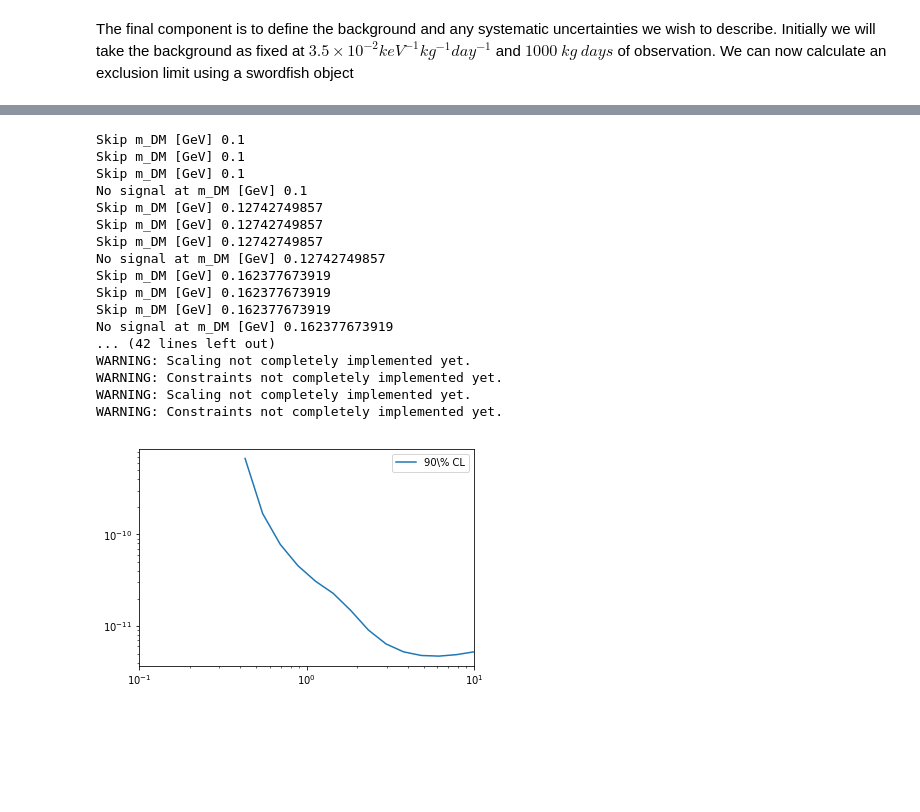
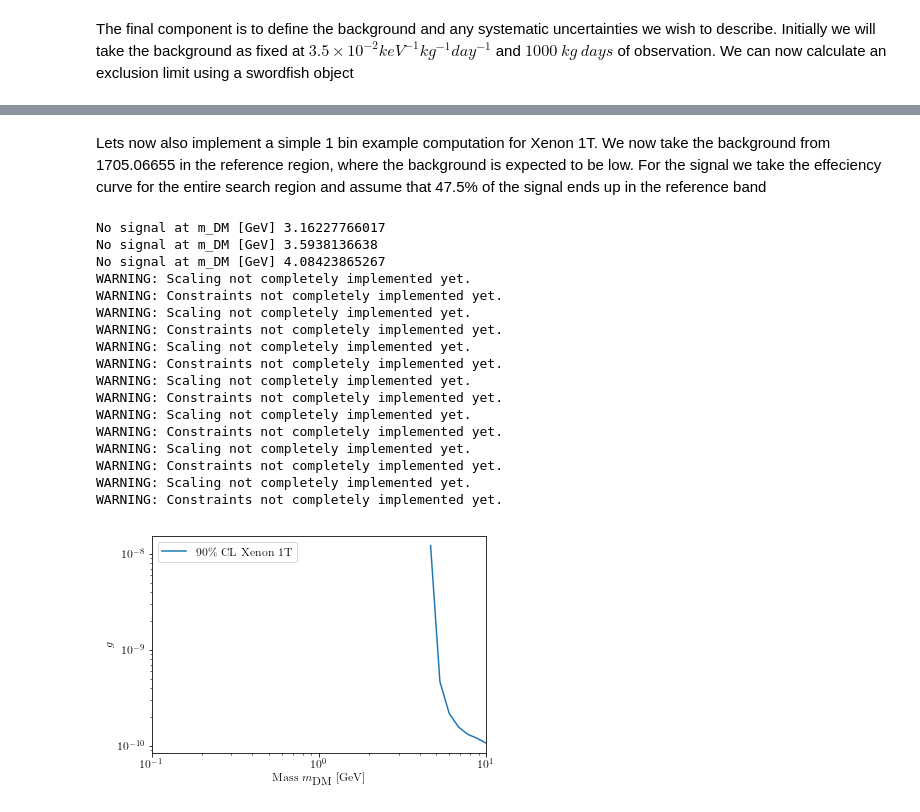
Before and after one commit to kreczko/swordfish, a Jupyter notebook: Examples/DirectDetection.ipynb, the cells around one changed output, grey strips where cells are left out. Cells and saved outputs as stored; diff of their text form; code cells hidden in the pictures; blank space fills up the shorter version.

Commit message:
Updated both examples to run here and added Xenon1T

```diff
--- a/Examples/DirectDetection.ipynb
+++ b/Examples/DirectDetection.ipynb
@@ -138,0 +143,2 @@ def UL_CRESST(m_DM):
+# %% [markdown]
+Lets now also implement a simple 1 bin example computation for Xenon 1T. We now take the background from 1705.06655 in the reference region, where the background is expected to be low. For the signal we take the effeciency curve for the entire search region and assume that 47.5% of the signal ends up in the reference band
@@ -139,33 +233,65 @@ def UL_CRESST(m_DM):
+# %%
+def UL_Xenon(m_DM):
+        sig = XenonIT_sig(m_DM)
+        # bkg = np.ones_like(sig)*0.36/3600./24/35636. # kg^-1 day^-1 --> kg^-1 s^-1
+        b_dict = load_bkgs()
+        obsT = np.ones_like(sig)*24.*3600.*35636.
+        if np.count_nonzero(sig) == 0:
+            return None
+        else:
+            systematics = None
+
+            flux = [sig, b_dict[bkgs[0]], b_dict[bkgs[1]], b_dict[bkgs[2]],
+                    b_dict[bkgs[3]], b_dict[bkgs[4]], b_dict[bkgs[5]]]
+            noise = flux[1]+flux[2]+flux[3]+flux[4]+flux[5]+flux[6]
+            SF = sf.Swordfish(flux, noise, systematics, obsT, verbose=False)
+
+            # Calculate upper limits with effective counts method
+            EC = sf.EffectiveCounts(SF)
+            UL = EC.upperlimit(0.1, 0)
+            return UL
 # %%
-mlist = np.logspace(-1, 1, 20)
-ULlist = []
+mlist = np.logspace(0.5, 1, 10)
+# ULlist_CRESST = []
+#print np.sqrt(UL_CRESST(10)*g2)
+ULlist_Xenon = []
+# for i, m in enumerate(mlist):
+#    UL = UL_CRESST(m)
+#    if UL is None:
+#        ULlist_CRESST.append(0.)
+#    else:
+#        ULlist_CRESST.append(UL*g2)
+
 for i, m in enumerate(mlist):
-    UL = UL_CRESST(m)
+    UL = UL_Xenon(m)
     if UL is None:
-        ULlist.append(0.)
+        ULlist_Xenon.append(0.)
     else:
-        ULlist.append(UL*g2)
+        ULlist_Xenon.append(UL*g2)
 
-plt.loglog(mlist, np.sqrt(ULlist), label="90\% CL")
+# plt.loglog(mlist, np.sqrt(ULlist_CRESST), label="90% CL CRESST-III")
+plt.loglog(mlist, np.sqrt(ULlist_Xenon), label="90\% CL Xenon 1T")
 plt.legend()
+plt.xlabel(r"Mass $m_{\textrm{DM}}$ [GeV]")
+plt.ylabel(r"$g$")
 plt.xlim(0.1,10)
 plt.show()
 # %% [output]
-Skip m_DM [GeV] 0.1
-Skip m_DM [GeV] 0.1
-Skip m_DM [GeV] 0.1
-No signal at m_DM [GeV] 0.1
-Skip m_DM [GeV] 0.12742749857
-Skip m_DM [GeV] 0.12742749857
-Skip m_DM [GeV] 0.12742749857
-No signal at m_DM [GeV] 0.12742749857
-Skip m_DM [GeV] 0.162377673919
-Skip m_DM [GeV] 0.162377673919
-Skip m_DM [GeV] 0.162377673919
-No signal at m_DM [GeV] 0.162377673919
-... (42 lines left out)
+No signal at m_DM [GeV] 3.16227766017
+No signal at m_DM [GeV] 3.5938136638
+No signal at m_DM [GeV] 4.08423865267
 WARNING: Scaling not completely implemented yet.
 WARNING: Constraints not completely implemented yet.
 WARNING: Scaling not completely implemented yet.
 WARNING: Constraints not completely implemented yet.
+WARNING: Scaling not completely implemented yet.
+WARNING: Constraints not completely implemented yet.
+WARNING: Scaling not completely implemented yet.
+WARNING: Constraints not completely implemented yet.
+WARNING: Scaling not completely implemented yet.
+WARNING: Constraints not completely implemented yet.
+WARNING: Scaling not completely implemented yet.
+WARNING: Constraints not completely implemented yet.
+WARNING: Scaling not completely implemented yet.
+WARNING: Constraints not completely implemented yet.
-[figure, old version]
+[figure, new version]
```
Also changed, not shown: parts of 7 cells of this notebook, 13 other files.
